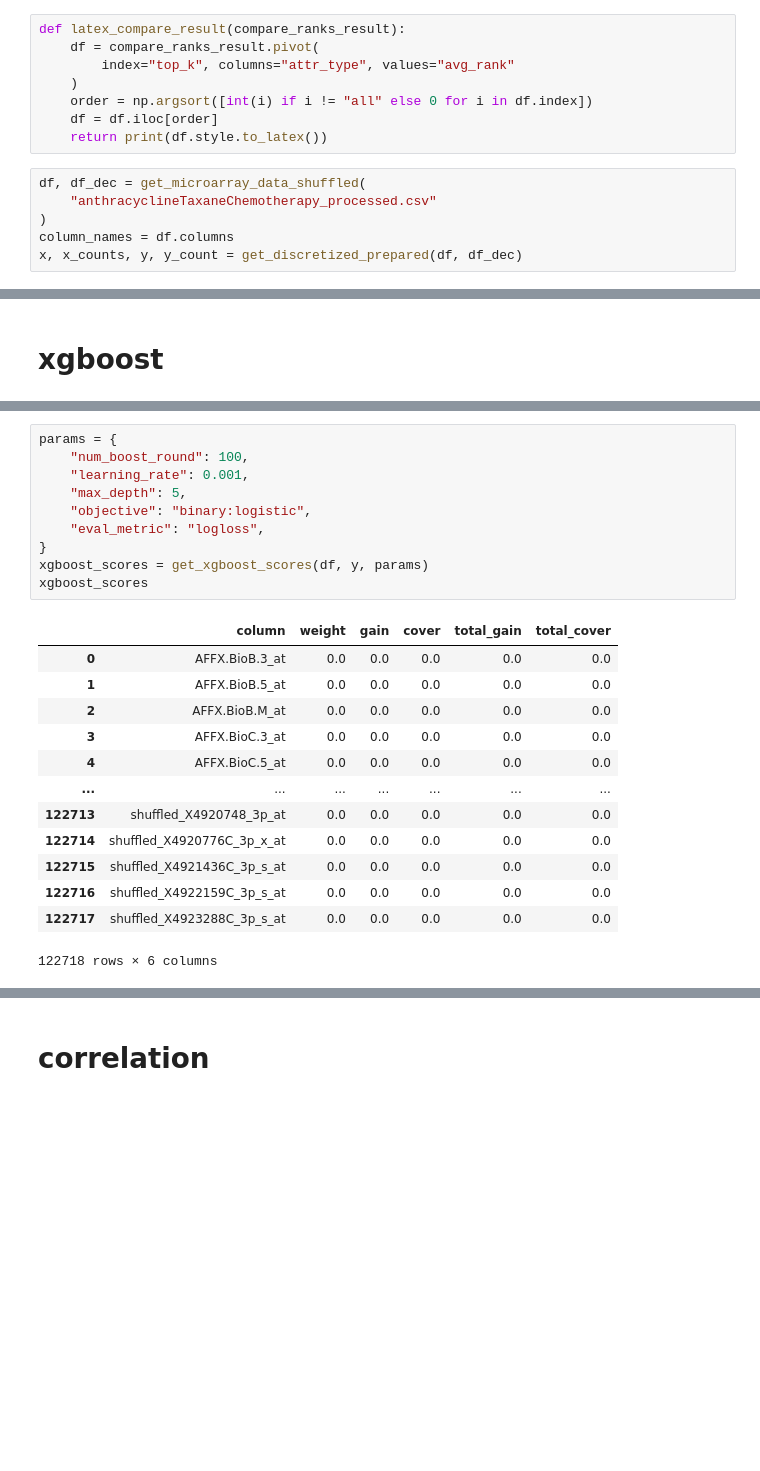
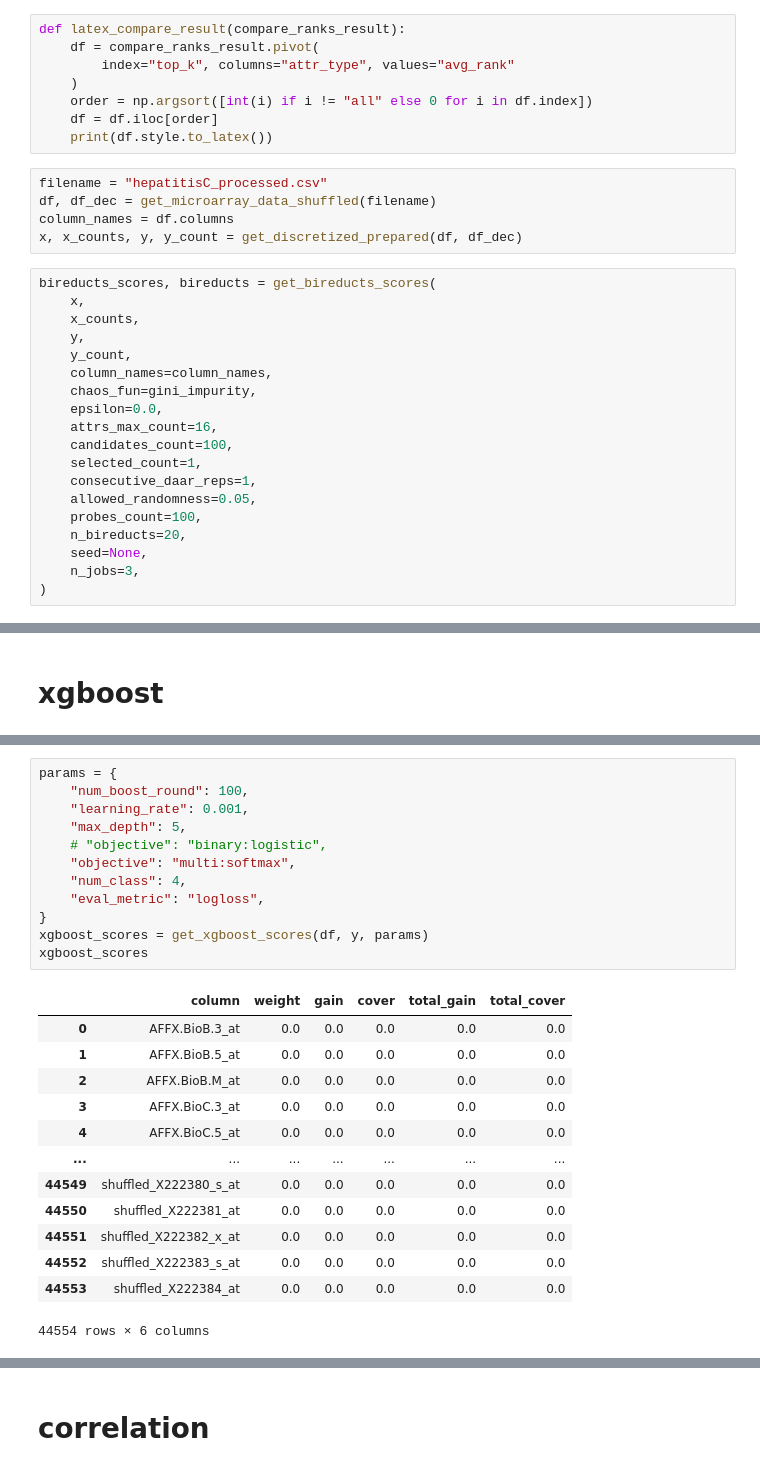
Before and after one commit to sebov/scikit-rough, a Jupyter notebook: dev/experiments/ranks/microarrays.ipynb, the cells around one changed output, grey strips where cells are left out. Cells and saved outputs as stored; diff of their text form; blank space fills up the shorter version.

```diff
--- a/dev/experiments/ranks/microarrays.ipynb
+++ b/dev/experiments/ranks/microarrays.ipynb
@@ -16,10 +16,28 @@ def latex_compare_result(compare_ranks_result):
     )
     order = np.argsort([int(i) if i != "all" else 0 for i in df.index])
     df = df.iloc[order]
-    return print(df.style.to_latex())
+    print(df.style.to_latex())
 # %%
-df, df_dec = get_microarray_data_shuffled(
-    "anthracyclineTaxaneChemotherapy_processed.csv"
-)
+filename = "hepatitisC_processed.csv"
+df, df_dec = get_microarray_data_shuffled(filename)
 column_names = df.columns
 x, x_counts, y, y_count = get_discretized_prepared(df, df_dec)
+# %%
+bireducts_scores, bireducts = get_bireducts_scores(
+    x,
+    x_counts,
+    y,
+    y_count,
+    column_names=column_names,
+    chaos_fun=gini_impurity,
+    epsilon=0.0,
+    attrs_max_count=16,
+    candidates_count=100,
+    selected_count=1,
+    consecutive_daar_reps=1,
+    allowed_randomness=0.05,
+    probes_count=100,
+    n_bireducts=20,
+    seed=None,
+    n_jobs=3,
+)
@@ -121,27 +333,29 @@ bireducts_scores[["column", "count", "local_gain"]].sort_values(
 # %%
 params = {
     "num_boost_round": 100,
     "learning_rate": 0.001,
     "max_depth": 5,
-    "objective": "binary:logistic",
+    # "objective": "binary:logistic",
+    "objective": "multi:softmax",
+    "num_class": 4,
     "eval_metric": "logloss",
 }
 xgboost_scores = get_xgboost_scores(df, y, params)
 xgboost_scores
 # %% [output]
 |  | column | weight | gain | cover | total_gain | total_cover |
 | 0 | AFFX.BioB.3_at | 0.0 | 0.0 | 0.0 | 0.0 | 0.0 |
 | 1 | AFFX.BioB.5_at | 0.0 | 0.0 | 0.0 | 0.0 | 0.0 |
 | 2 | AFFX.BioB.M_at | 0.0 | 0.0 | 0.0 | 0.0 | 0.0 |
 | 3 | AFFX.BioC.3_at | 0.0 | 0.0 | 0.0 | 0.0 | 0.0 |
 | 4 | AFFX.BioC.5_at | 0.0 | 0.0 | 0.0 | 0.0 | 0.0 |
 | ... | ... | ... | ... | ... | ... | ... |
-| 122713 | shuffled_X4920748_3p_at | 0.0 | 0.0 | 0.0 | 0.0 | 0.0 |
-| 122714 | shuffled_X4920776C_3p_x_at | 0.0 | 0.0 | 0.0 | 0.0 | 0.0 |
-| 122715 | shuffled_X4921436C_3p_s_at | 0.0 | 0.0 | 0.0 | 0.0 | 0.0 |
-| 122716 | shuffled_X4922159C_3p_s_at | 0.0 | 0.0 | 0.0 | 0.0 | 0.0 |
-| 122717 | shuffled_X4923288C_3p_s_at | 0.0 | 0.0 | 0.0 | 0.0 | 0.0 |
+| 44549 | shuffled_X222380_s_at | 0.0 | 0.0 | 0.0 | 0.0 | 0.0 |
+| 44550 | shuffled_X222381_at | 0.0 | 0.0 | 0.0 | 0.0 | 0.0 |
+| 44551 | shuffled_X222382_x_at | 0.0 | 0.0 | 0.0 | 0.0 | 0.0 |
+| 44552 | shuffled_X222383_s_at | 0.0 | 0.0 | 0.0 | 0.0 | 0.0 |
+| 44553 | shuffled_X222384_at | 0.0 | 0.0 | 0.0 | 0.0 | 0.0 |
-122718 rows × 6 columns
+44554 rows × 6 columns
 # %%
 attr_col = "column"
 score_col = "gain"
```
Also changed, not shown: parts of 16 cells of this notebook, 2 other files.
